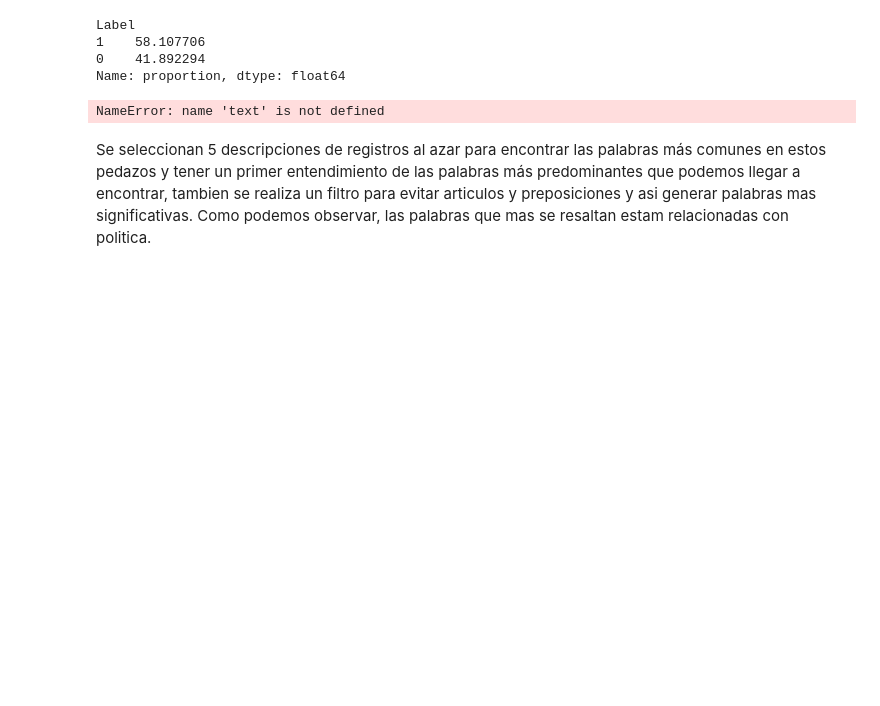
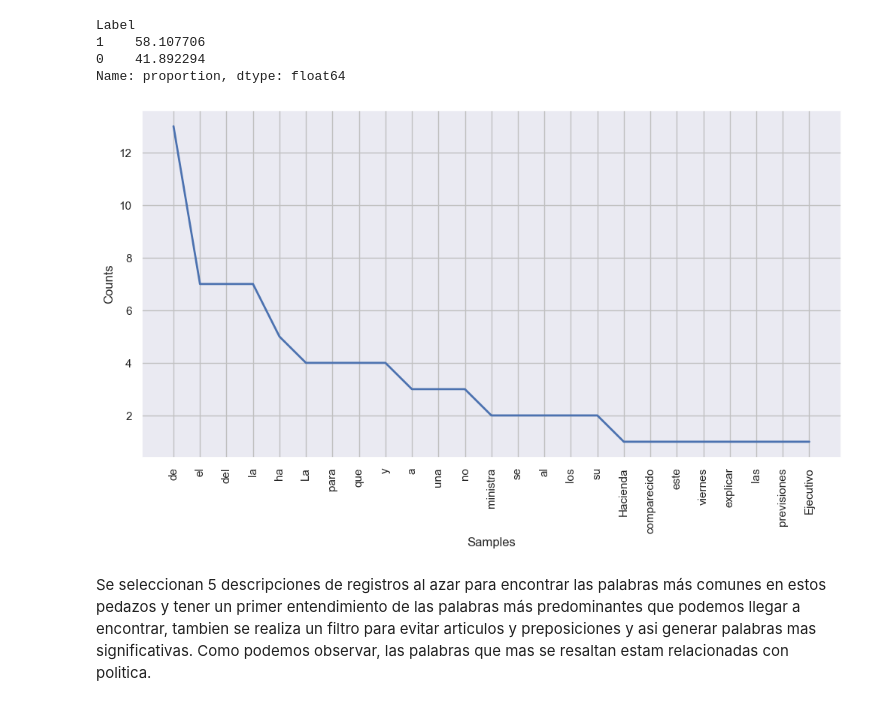
Before and after one commit to Paulina-A-V/Proyecto-1-BI, a Jupyter notebook: classification.ipynb, the cells around one changed output. Cells and saved outputs as stored; diff of their text form; code cells hidden in the pictures; blank space fills up the shorter version.

```diff
--- a/classification.ipynb
+++ b/classification.ipynb
@@ -97,31 +97,21 @@ Label
 0    41.892294
 Name: proportion, dtype: float64
 # %%
-""" from nltk.probability import FreqDist
+from nltk.probability import FreqDist
 import random
 import matplotlib.pyplot as plt
 
 # Select 5 random indices within the valid range
 random_indices = random.sample(range(data.shape[0]), 5)
 text = ' '.join(data['Descripcion'][i] for i in random_indices)
 
 fdist = FreqDist(text.split())
 
 plt.figure(figsize=(12, 6))
 fdist.plot(25, cumulative=False)
-plt.show() """
-
-from nltk.corpus import stopwords
-
-stop_words = set(stopwords.words('spanish'))
-words = [word for word in text.split() if word.lower() not in stop_words]
-
-fdist = FreqDist(words)
-plt.figure(figsize=(12, 6))
-fdist.plot(25, cumulative=False)
 plt.show()
 # %% [output]
-NameError: name 'text' is not defined
+[figure, added]
 # %% [markdown]
 Se seleccionan 5 descripciones de registros al azar para encontrar las palabras más comunes en estos pedazos y tener un primer entendimiento de las palabras más predominantes que podemos llegar a encontrar, tambien se realiza un filtro para evitar articulos y preposiciones y asi generar palabras mas significativas. Como podemos observar, las palabras que mas se resaltan estam relacionadas con politica.
 # %%
```
Also changed, not shown: parts of 15 cells of this notebook.
